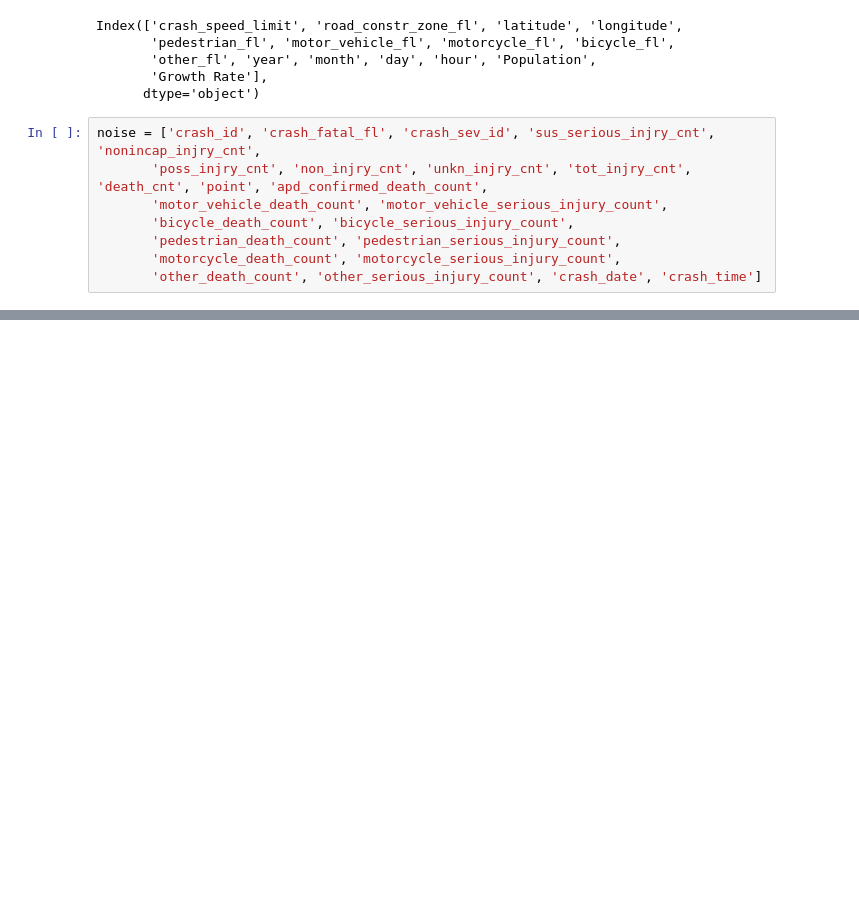
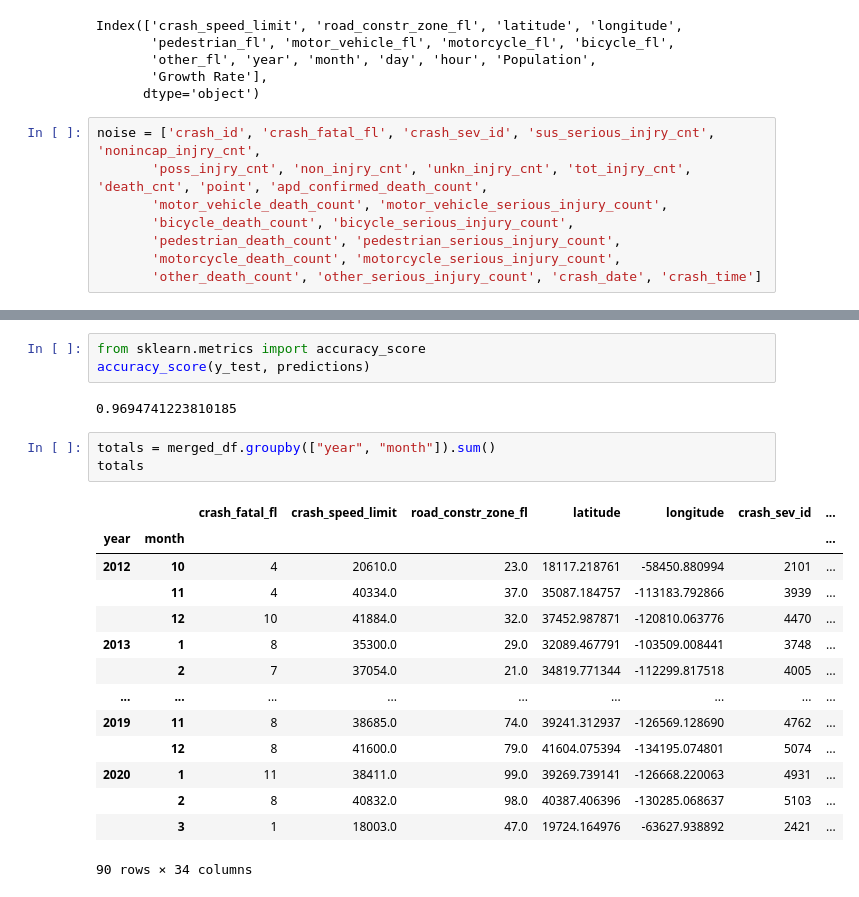
Before and after one commit to jcaraway-na/final_project_VEJ_S, a Jupyter notebook: python_ml_environment/ml_first_attempt.ipynb, the cells around one changed output, grey strips where cells are left out. Drawn from its saved outputs; the diff is of its cells as text; blank space fills up the shorter version.

```diff
--- a/python_ml_environment/ml_first_attempt.ipynb
+++ b/python_ml_environment/ml_first_attempt.ipynb
@@ -145,0 +164,23 @@ cleaned_df.corr()
+# %%
+from sklearn.metrics import accuracy_score
+accuracy_score(y_test, predictions)
+# %% [output]
+0.9694741223810185
+# %%
+totals = merged_df.groupby(["year", "month"]).sum()
+totals
+# %% [output]
+|  |  | crash_fatal_fl | crash_speed_limit | road_constr_zone_fl | latitude | longitude | crash_sev_id | ... |
+| year | month |  |  |  |  |  |  | ... |
+| 2012 | 10 | 4 | 20610.0 | 23.0 | 18117.218761 | -58450.880994 | 2101 | ... |
+|  | 11 | 4 | 40334.0 | 37.0 | 35087.184757 | -113183.792866 | 3939 | ... |
+|  | 12 | 10 | 41884.0 | 32.0 | 37452.987871 | -120810.063776 | 4470 | ... |
+| 2013 | 1 | 8 | 35300.0 | 29.0 | 32089.467791 | -103509.008441 | 3748 | ... |
+|  | 2 | 7 | 37054.0 | 21.0 | 34819.771344 | -112299.817518 | 4005 | ... |
+| ... | ... | ... | ... | ... | ... | ... | ... | ... |
+| 2019 | 11 | 8 | 38685.0 | 74.0 | 39241.312937 | -126569.128690 | 4762 | ... |
+|  | 12 | 8 | 41600.0 | 79.0 | 41604.075394 | -134195.074801 | 5074 | ... |
+| 2020 | 1 | 11 | 38411.0 | 99.0 | 39269.739141 | -126668.220063 | 4931 | ... |
+|  | 2 | 8 | 40832.0 | 98.0 | 40387.406396 | -130285.068637 | 5103 | ... |
+|  | 3 | 1 | 18003.0 | 47.0 | 19724.164976 | -63627.938892 | 2421 | ... |
+90 rows × 34 columns
```
Also changed, not shown: parts of 5 cells of this notebook.
